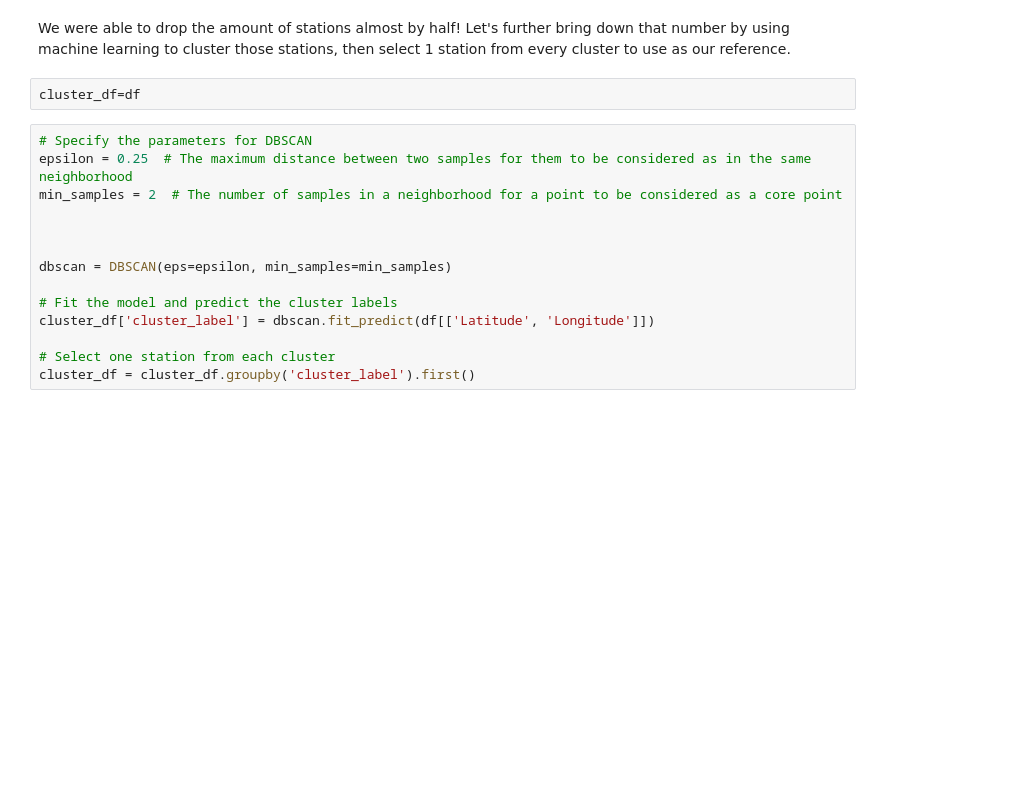
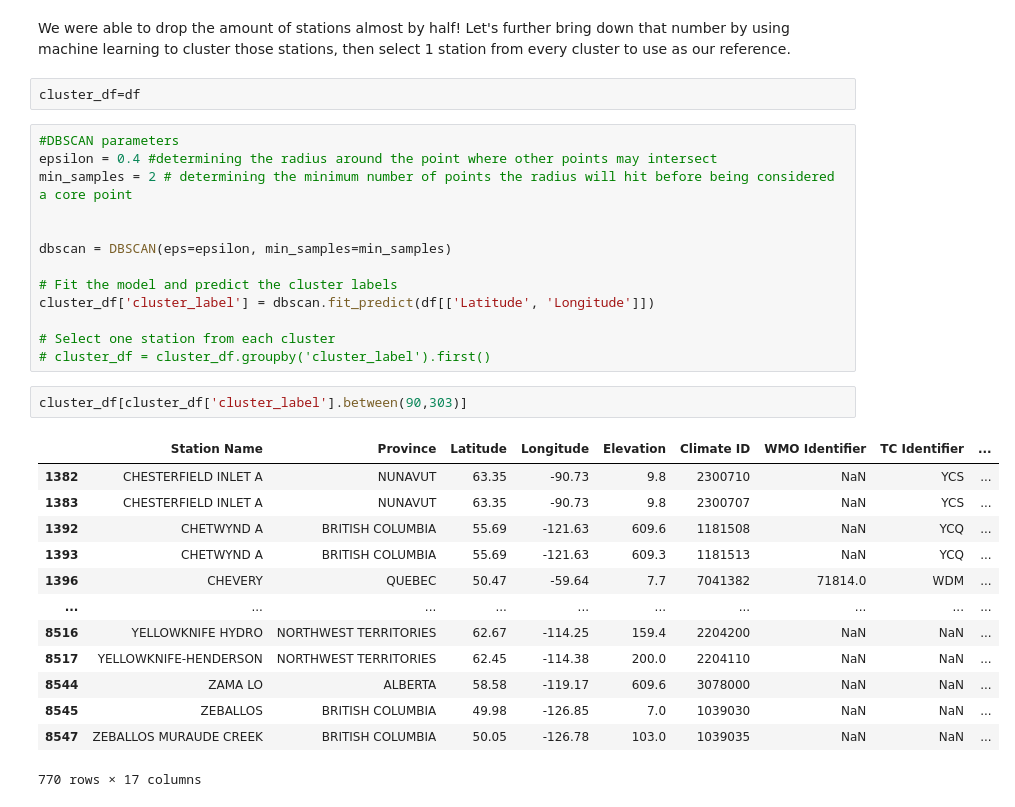
Before and after one commit to Triples92/Forest_fire_prediction_Model, a Jupyter notebook: Station_filtering.ipynb, the cells around one changed output. Saved outputs shown, nothing was run; the diff lists cells and outputs as text; blank space fills up the shorter version.

```diff
--- a/Station_filtering.ipynb
+++ b/Station_filtering.ipynb
@@ -87,10 +87,9 @@ We were able to drop the amount of stations almost by half! Let's further bring
 # %%
 cluster_df=df
 # %%
-# Specify the parameters for DBSCAN
-epsilon = 0.25  # The maximum distance between two samples for them to be considered as in the same neighborhood
-min_samples = 2  # The number of samples in a neighborhood for a point to be considered as a core point
-
+#DBSCAN parameters
+epsilon = 0.4 #determining the radius around the point where other points may intersect
+min_samples = 2 # determining the minimum number of points the radius will hit before being considered a core point
 
 
 dbscan = DBSCAN(eps=epsilon, min_samples=min_samples)
@@ -99,4 +98,20 @@ dbscan = DBSCAN(eps=epsilon, min_samples=min_samples)
 cluster_df['cluster_label'] = dbscan.fit_predict(df[['Latitude', 'Longitude']])
 
 # Select one station from each cluster
-cluster_df = cluster_df.groupby('cluster_label').first()
+# cluster_df = cluster_df.groupby('cluster_label').first()
+# %%
+cluster_df[cluster_df['cluster_label'].between(90,303)]
+# %% [output]
+|  | Station Name | Province | Latitude | Longitude | Elevation | Climate ID | WMO Identifier | TC Identifier | ... |
+| 1382 | CHESTERFIELD INLET A | NUNAVUT | 63.35 | -90.73 | 9.8 | 2300710 | NaN | YCS | ... |
+| 1383 | CHESTERFIELD INLET A | NUNAVUT | 63.35 | -90.73 | 9.8 | 2300707 | NaN | YCS | ... |
+| 1392 | CHETWYND A | BRITISH COLUMBIA | 55.69 | -121.63 | 609.6 | 1181508 | NaN | YCQ | ... |
+| 1393 | CHETWYND A | BRITISH COLUMBIA | 55.69 | -121.63 | 609.3 | 1181513 | NaN | YCQ | ... |
+| 1396 | CHEVERY | QUEBEC | 50.47 | -59.64 | 7.7 | 7041382 | 71814.0 | WDM | ... |
+| ... | ... | ... | ... | ... | ... | ... | ... | ... | ... |
+| 8516 | YELLOWKNIFE HYDRO | NORTHWEST TERRITORIES | 62.67 | -114.25 | 159.4 | 2204200 | NaN | NaN | ... |
+| 8517 | YELLOWKNIFE-HENDERSON | NORTHWEST TERRITORIES | 62.45 | -114.38 | 200.0 | 2204110 | NaN | NaN | ... |
+| 8544 | ZAMA LO | ALBERTA | 58.58 | -119.17 | 609.6 | 3078000 | NaN | NaN | ... |
+| 8545 | ZEBALLOS | BRITISH COLUMBIA | 49.98 | -126.85 | 7.0 | 1039030 | NaN | NaN | ... |
+| 8547 | ZEBALLOS MURAUDE CREEK | BRITISH COLUMBIA | 50.05 | -126.78 | 103.0 | 1039035 | NaN | NaN | ... |
+770 rows × 17 columns
```
Also changed, not shown: parts of 12 cells of this notebook, 2 other files.
